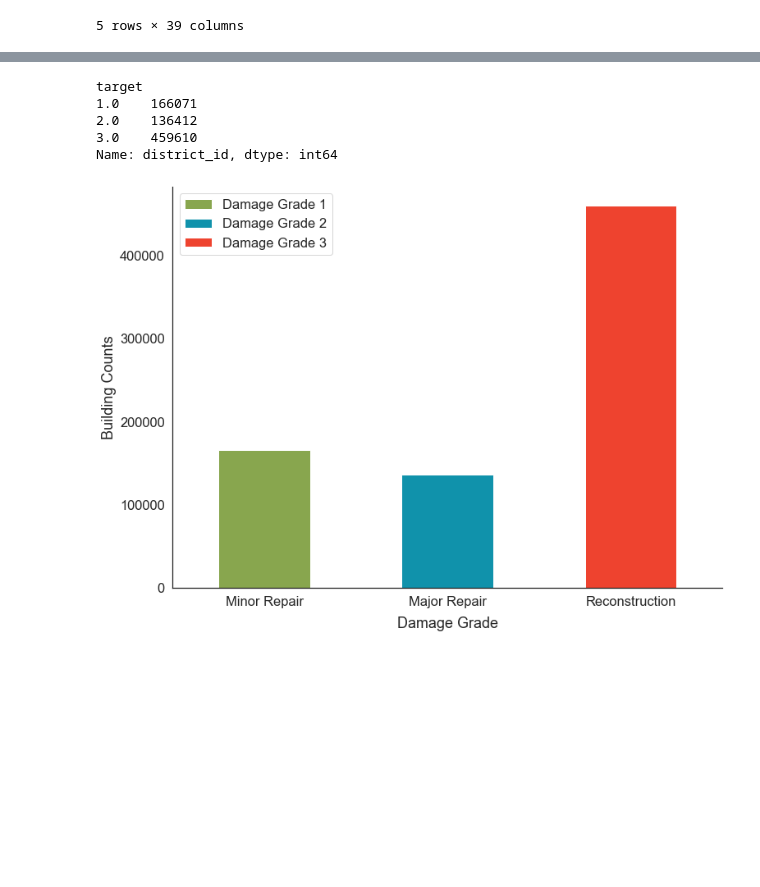
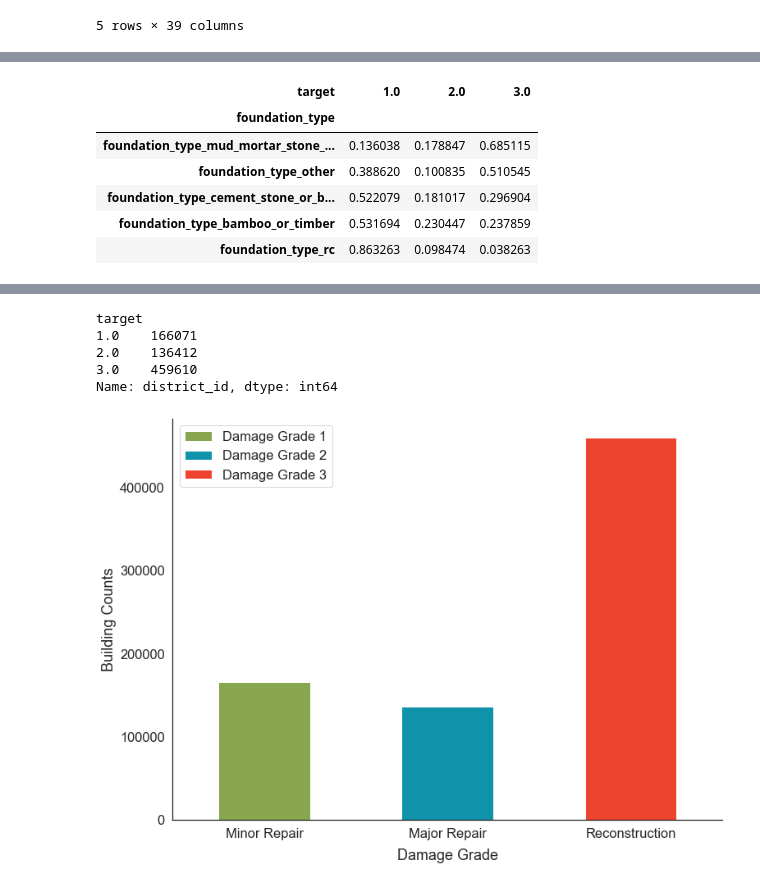
Before and after one commit to luluvalakdawala/modeling_eq_damage, a Jupyter notebook: notebooks/exploratory/05_visuals.ipynb, the cells around one changed output, grey strips where cells are left out. Drawn from its saved outputs; the diff is of its cells as text; code cells hidden in the pictures; blank space fills up the shorter version.

```diff
--- a/notebooks/exploratory/05_visuals.ipynb
+++ b/notebooks/exploratory/05_visuals.ipynb
@@ -373,2 +366,12 @@ damage_percents_df
+# %%
+damage_percents_df
+# %% [output]
+| target | 1.0 | 2.0 | 3.0 |
+| foundation_type |  |  |  |
+| foundation_type_mud_mortar_stone_... | 0.136038 | 0.178847 | 0.685115 |
+| foundation_type_other | 0.388620 | 0.100835 | 0.510545 |
+| foundation_type_cement_stone_or_b... | 0.522079 | 0.181017 | 0.296904 |
+| foundation_type_bamboo_or_timber | 0.531694 | 0.230447 | 0.237859 |
+| foundation_type_rc | 0.863263 | 0.098474 | 0.038263 |
 # %%
 fig, ax = plt.subplots(figsize=(12,9))
```
Also changed, not shown: parts of 13 cells of this notebook, 4 other files.
